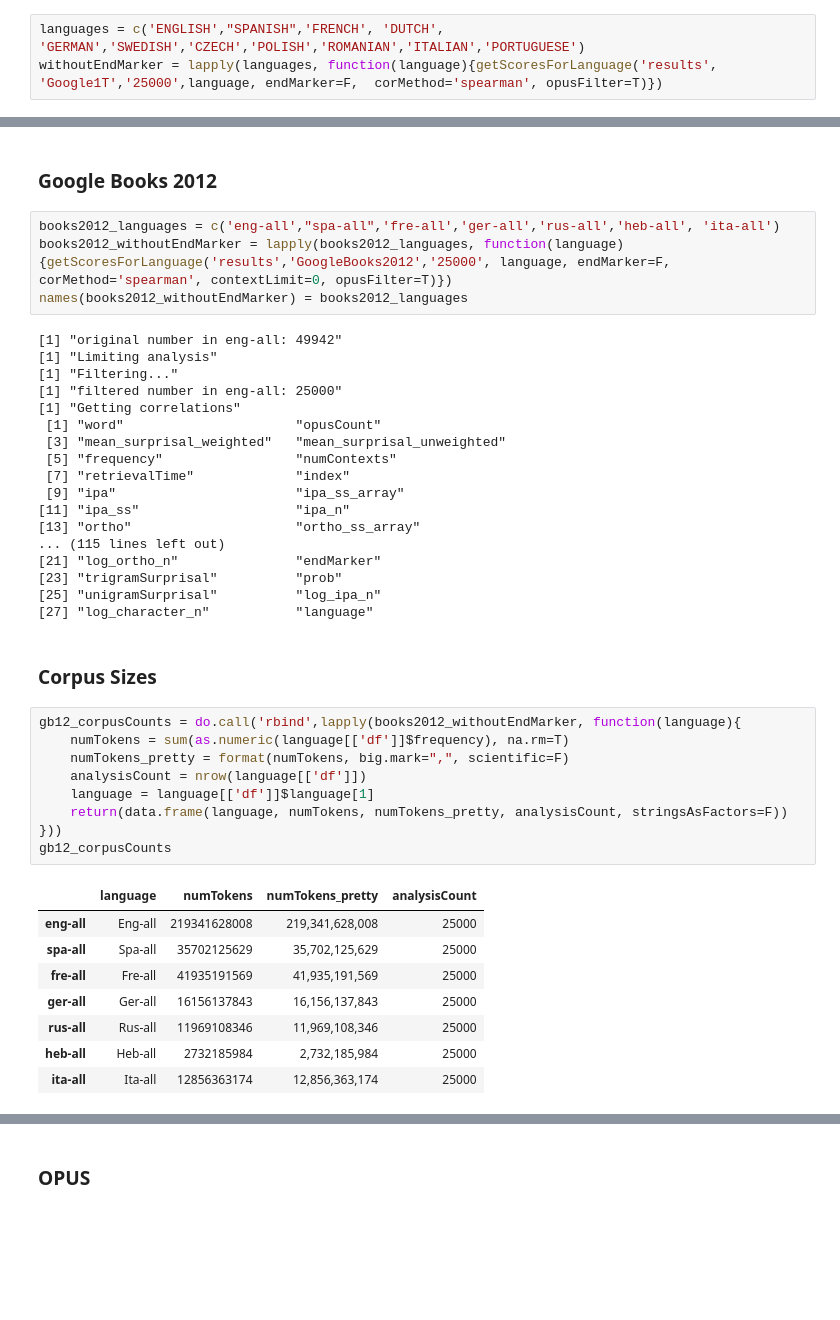
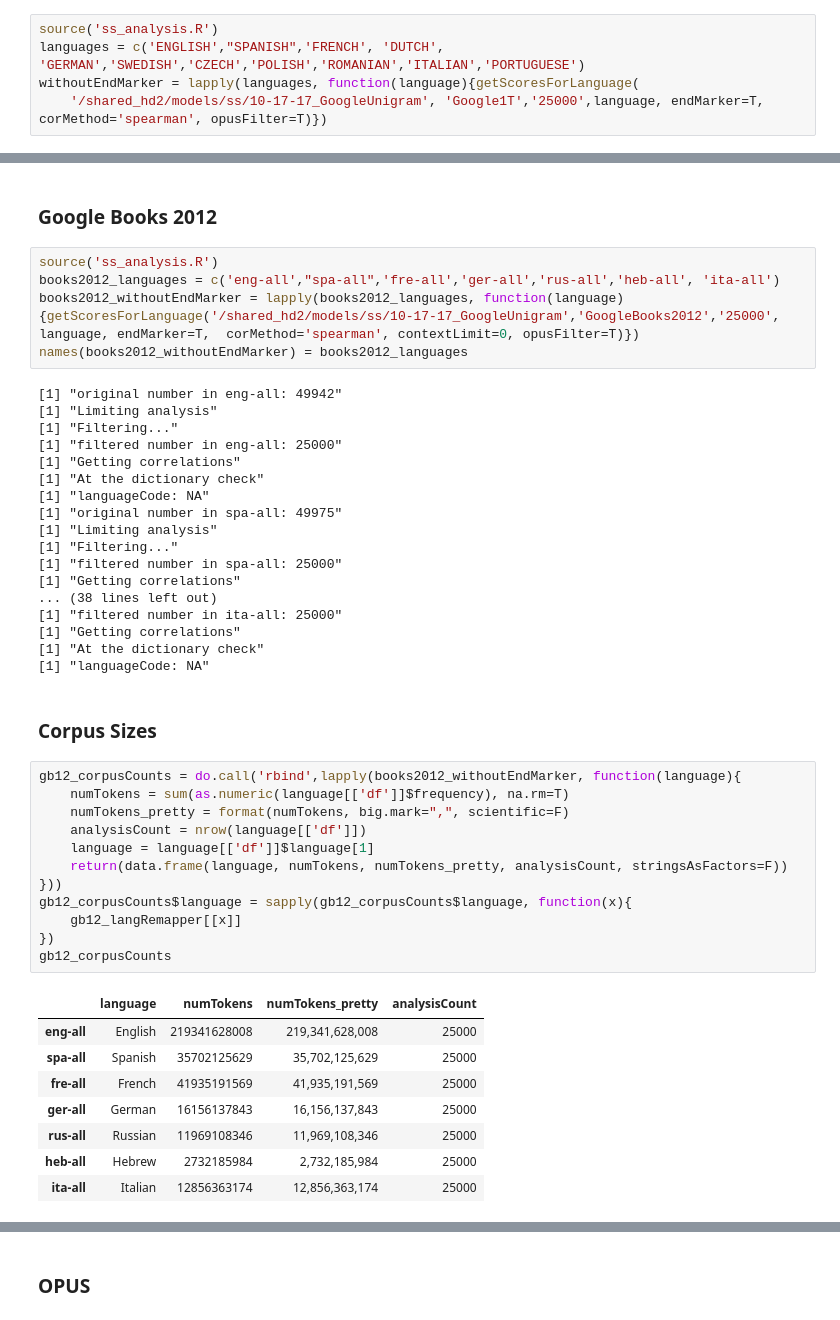
Before and after one commit to smeylan/pic-analysis, a Jupyter notebook: Cross-linguistic PIC (1T, Books 2012, OPUS, BNC).ipynb, the cells around one changed output, grey strips where cells are left out. Cells and saved outputs as stored; diff of their text form; blank space fills up the shorter version.

```diff
--- a/Cross-linguistic PIC (1T, Books 2012, OPUS, BNC).ipynb
+++ b/Cross-linguistic PIC (1T, Books 2012, OPUS, BNC).ipynb
@@ -28,8 +21,10 @@ Scalable Robust Estimators with High Breakdown Point (version 1.3-11)
 # %% [markdown]
 ### Google 1T
 # %%
+source('ss_analysis.R')
 languages = c('ENGLISH',"SPANISH",'FRENCH', 'DUTCH', 'GERMAN','SWEDISH','CZECH','POLISH','ROMANIAN','ITALIAN','PORTUGUESE')
-withoutEndMarker = lapply(languages, function(language){getScoresForLanguage('results', 'Google1T','25000',language, endMarker=F,  corMethod='spearman', opusFilter=T)})
+withoutEndMarker = lapply(languages, function(language){getScoresForLanguage(
+    '/shared_hd2/models/ss/10-17-17_GoogleUnigram', 'Google1T','25000',language, endMarker=T,  corMethod='spearman', opusFilter=T)})
 # %% [output]
 [1] "original number in ENGLISH: 49905"
 [1] "Limiting analysis"
@@ -95,8 +118,9 @@ nem$sv_lv = paste(nem$sv, nem$lv, sep='-')
 # %% [markdown]
 ### Google Books 2012
 # %%
+source('ss_analysis.R')
 books2012_languages = c('eng-all',"spa-all",'fre-all','ger-all','rus-all','heb-all', 'ita-all')
-books2012_withoutEndMarker = lapply(books2012_languages, function(language){getScoresForLanguage('results','GoogleBooks2012','25000', language, endMarker=F,  corMethod='spearman', contextLimit=0, opusFilter=T)})
+books2012_withoutEndMarker = lapply(books2012_languages, function(language){getScoresForLanguage('/shared_hd2/models/ss/10-17-17_GoogleUnigram','GoogleBooks2012','25000', language, endMarker=T,  corMethod='spearman', contextLimit=0, opusFilter=T)})
 names(books2012_withoutEndMarker) = books2012_languages
 # %% [output]
 [1] "original number in eng-all: 49942"
@@ -104,37 +128,40 @@ names(books2012_withoutEndMarker) = books2012_languages
 [1] "Filtering..."
 [1] "filtered number in eng-all: 25000"
 [1] "Getting correlations"
- [1] "word"                      "opusCount"
- [3] "mean_surprisal_weighted"   "mean_surprisal_unweighted"
- [5] "frequency"                 "numContexts"
- [7] "retrievalTime"             "index"
- [9] "ipa"                       "ipa_ss_array"
-[11] "ipa_ss"                    "ipa_n"
-[13] "ortho"                     "ortho_ss_array"
-... (115 lines left out)
-[21] "log_ortho_n"               "endMarker"
-[23] "trigramSurprisal"          "prob"
-[25] "unigramSurprisal"          "log_ipa_n"
-[27] "log_character_n"           "language"
+[1] "At the dictionary check"
+[1] "languageCode: NA"
+[1] "original number in spa-all: 49975"
+[1] "Limiting analysis"
+[1] "Filtering..."
+[1] "filtered number in spa-all: 25000"
+[1] "Getting correlations"
+... (38 lines left out)
+[1] "filtered number in ita-all: 25000"
+[1] "Getting correlations"
+[1] "At the dictionary check"
+[1] "languageCode: NA"
 # %% [markdown]
 ### Corpus Sizes
 # %%
 gb12_corpusCounts = do.call('rbind',lapply(books2012_withoutEndMarker, function(language){
     numTokens = sum(as.numeric(language[['df']]$frequency), na.rm=T)
     numTokens_pretty = format(numTokens, big.mark=",", scientific=F)
     analysisCount = nrow(language[['df']])
     language = language[['df']]$language[1]
     return(data.frame(language, numTokens, numTokens_pretty, analysisCount, stringsAsFactors=F))
 }))
+gb12_corpusCounts$language = sapply(gb12_corpusCounts$language, function(x){
+    gb12_langRemapper[[x]]
+})
 gb12_corpusCounts
 # %% [output]
 |  | language | numTokens | numTokens_pretty | analysisCount |
-| eng-all | Eng-all | 219341628008 | 219,341,628,008 | 25000 |
-| spa-all | Spa-all | 35702125629 | 35,702,125,629 | 25000 |
-| fre-all | Fre-all | 41935191569 | 41,935,191,569 | 25000 |
-| ger-all | Ger-all | 16156137843 | 16,156,137,843 | 25000 |
-| rus-all | Rus-all | 11969108346 | 11,969,108,346 | 25000 |
-| heb-all | Heb-all | 2732185984 | 2,732,185,984 | 25000 |
-| ita-all | Ita-all | 12856363174 | 12,856,363,174 | 25000 |
+| eng-all | English | 219341628008 | 219,341,628,008 | 25000 |
+| spa-all | Spanish | 35702125629 | 35,702,125,629 | 25000 |
+| fre-all | French | 41935191569 | 41,935,191,569 | 25000 |
+| ger-all | German | 16156137843 | 16,156,137,843 | 25000 |
+| rus-all | Russian | 11969108346 | 11,969,108,346 | 25000 |
+| heb-all | Hebrew | 2732185984 | 2,732,185,984 | 25000 |
+| ita-all | Italian | 12856363174 | 12,856,363,174 | 25000 |
 # %%
 books2012.nem = do.call('rbind', lapply(books2012_withoutEndMarker, function(x){x$score}))
```
Also changed, not shown: parts of 117 cells of this notebook, 2 other files.
